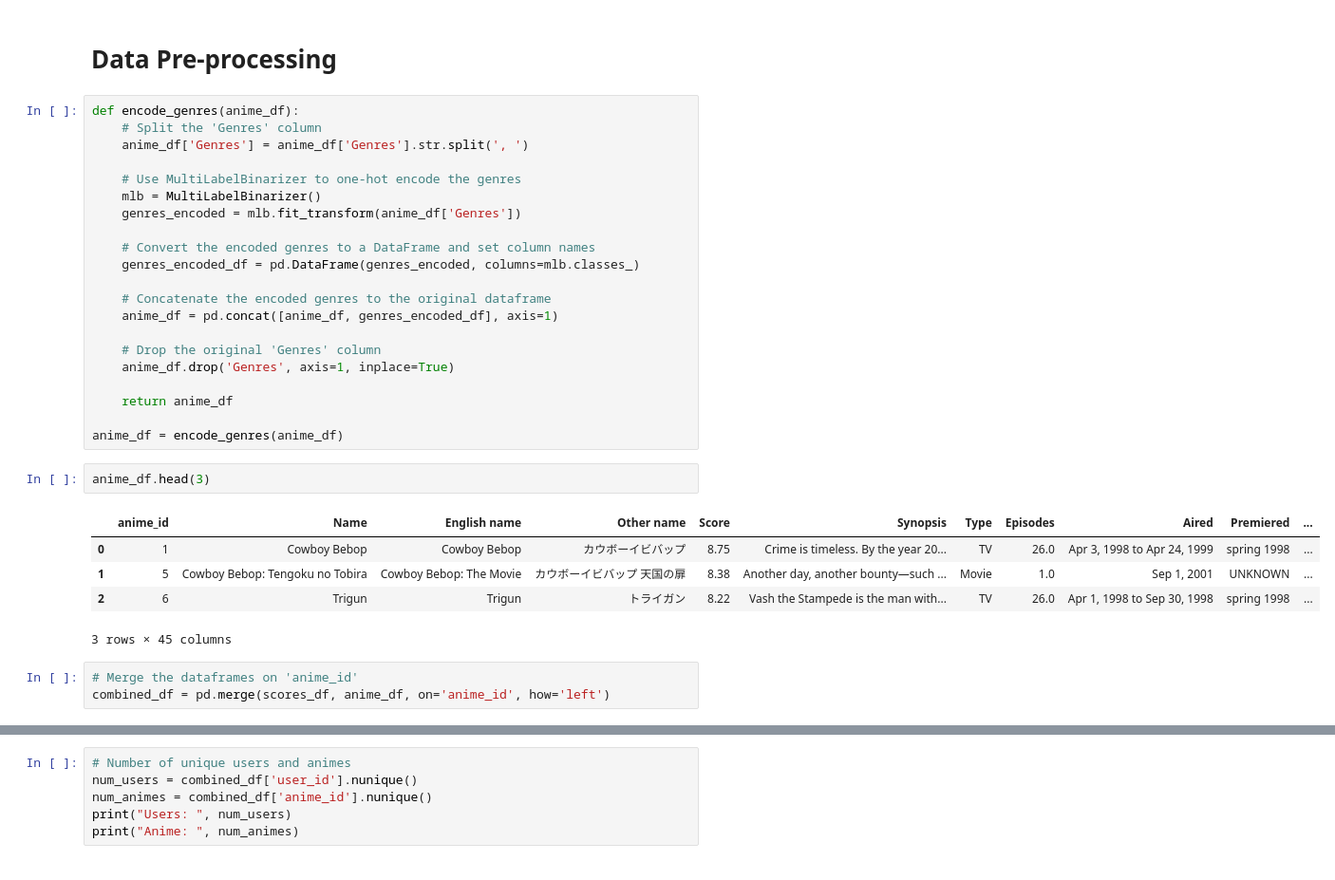
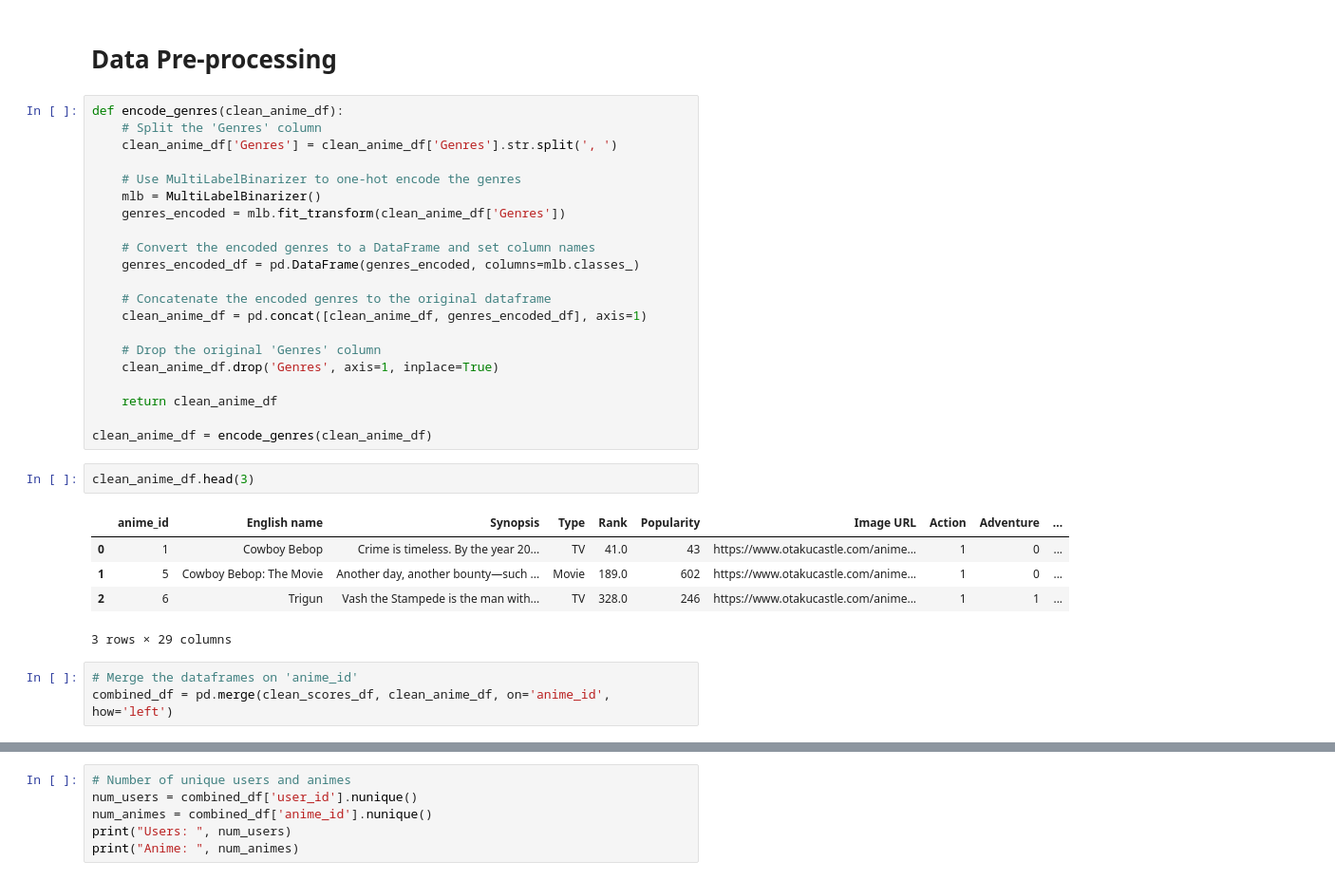
Before and after one commit to JoshRDFI/capstone, a Jupyter notebook: AnimeRecommender.ipynb, the cells around one changed output, grey strips where cells are left out. Shown: that part at 95% size. Saved outputs shown, nothing was run; the diff lists cells and outputs as text.

```diff
--- a/AnimeRecommender.ipynb
+++ b/AnimeRecommender.ipynb
@@ -504,37 +483,37 @@ plt.show()
 # %% [markdown]
 # Data Pre-processing
 # %%
-def encode_genres(anime_df):
+def encode_genres(clean_anime_df):
     # Split the 'Genres' column
-    anime_df['Genres'] = anime_df['Genres'].str.split(', ')
+    clean_anime_df['Genres'] = clean_anime_df['Genres'].str.split(', ')
 
     # Use MultiLabelBinarizer to one-hot encode the genres
     mlb = MultiLabelBinarizer()
-    genres_encoded = mlb.fit_transform(anime_df['Genres'])
+    genres_encoded = mlb.fit_transform(clean_anime_df['Genres'])
 
     # Convert the encoded genres to a DataFrame and set column names
     genres_encoded_df = pd.DataFrame(genres_encoded, columns=mlb.classes_)
 
     # Concatenate the encoded genres to the original dataframe
-    anime_df = pd.concat([anime_df, genres_encoded_df], axis=1)
+    clean_anime_df = pd.concat([clean_anime_df, genres_encoded_df], axis=1)
 
     # Drop the original 'Genres' column
-    anime_df.drop('Genres', axis=1, inplace=True)
+    clean_anime_df.drop('Genres', axis=1, inplace=True)
 
-    return anime_df
+    return clean_anime_df
 
-anime_df = encode_genres(anime_df)
+clean_anime_df = encode_genres(clean_anime_df)
 # %%
-anime_df.head(3)
+clean_anime_df.head(3)
 # %% [output]
-|  | anime_id | Name | English name | Other name | Score | Synopsis | Type | Episodes | Aired | Premiered | ... |
-| 0 | 1 | Cowboy Bebop | Cowboy Bebop | カウボーイビバップ | 8.75 | Crime is timeless. By the year 20... | TV | 26.0 | Apr 3, 1998 to Apr 24, 1999 | spring 1998 | ... |
-| 1 | 5 | Cowboy Bebop: Tengoku no Tobira | Cowboy Bebop: The Movie | カウボーイビバップ 天国の扉 | 8.38 | Another day, another bounty—such ... | Movie | 1.0 | Sep 1, 2001 | UNKNOWN | ... |
-| 2 | 6 | Trigun | Trigun | トライガン | 8.22 | Vash the Stampede is the man with... | TV | 26.0 | Apr 1, 1998 to Sep 30, 1998 | spring 1998 | ... |
+|  | anime_id | English name | Synopsis | Type | Rank | Popularity | Image URL | Action | Adventure | ... |
+| 0 | 1 | Cowboy Bebop | Crime is timeless. By the year 20... | TV | 41.0 | 43 | https://www.otakucastle.com/anime... | 1 | 0 | ... |
+| 1 | 5 | Cowboy Bebop: The Movie | Another day, another bounty—such ... | Movie | 189.0 | 602 | https://www.otakucastle.com/anime... | 1 | 0 | ... |
+| 2 | 6 | Trigun | Vash the Stampede is the man with... | TV | 328.0 | 246 | https://www.otakucastle.com/anime... | 1 | 1 | ... |
-3 rows × 45 columns
+3 rows × 29 columns
 # %%
 # Merge the dataframes on 'anime_id'
-combined_df = pd.merge(scores_df, anime_df, on='anime_id', how='left')
+combined_df = pd.merge(clean_scores_df, clean_anime_df, on='anime_id', how='left')
 # %%
 combined_df.head(3)
 # %% [output]
```
Also changed, not shown: parts of 21 cells of this notebook.
